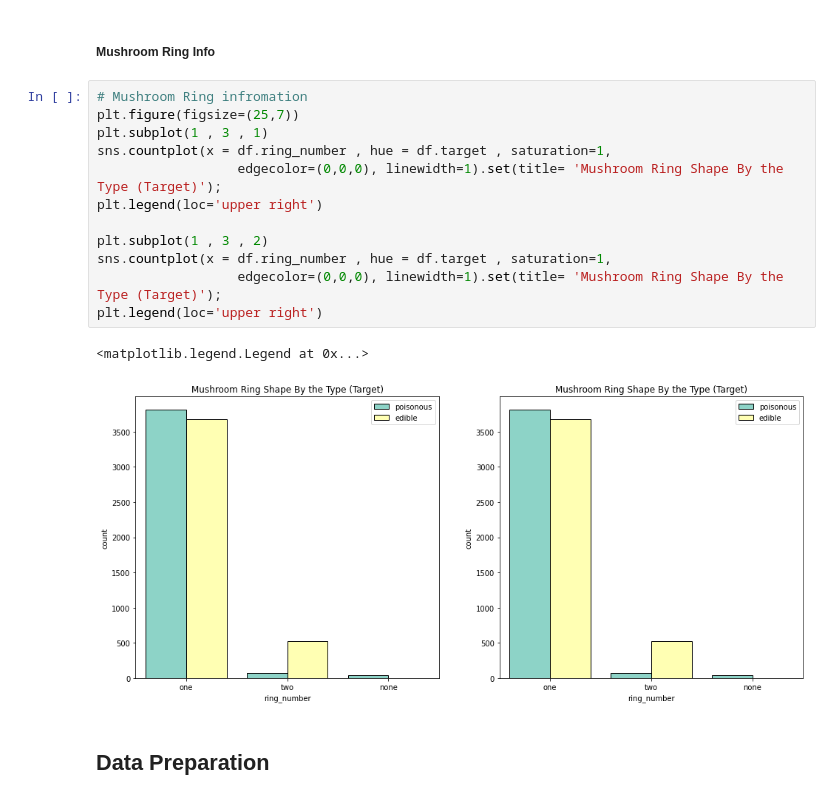
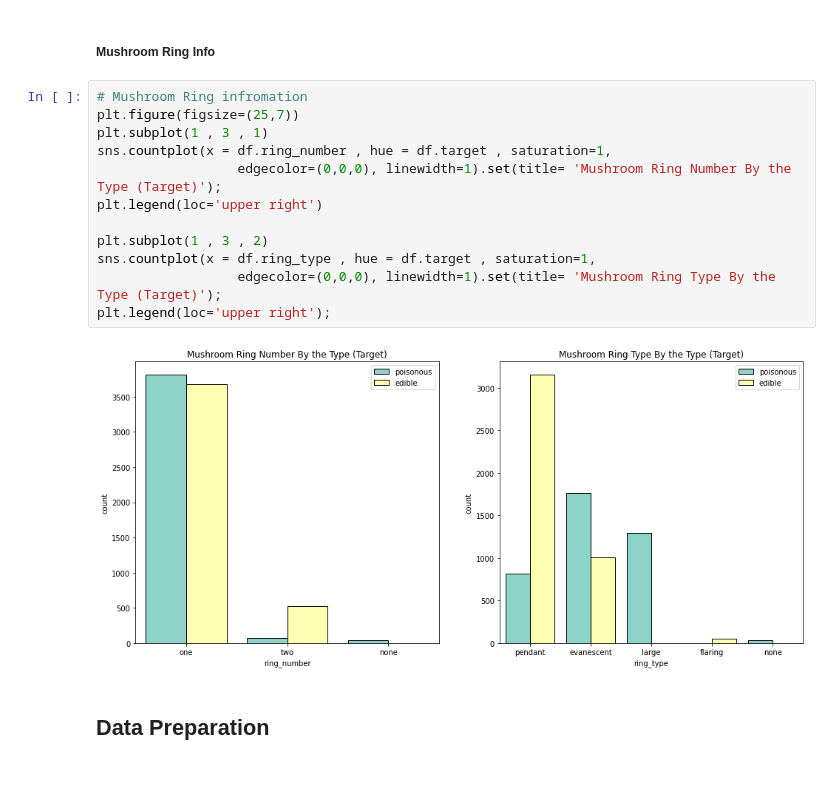
Before and after one commit to Nadda1004/Intro_Machine_learning, a Jupyter notebook: WeekendProject_Week_2/W2_D5_ML_Week2_Project.ipynb, the cells around one changed output. Drawn from its saved outputs; the diff is of its cells as text.

```diff
--- a/WeekendProject_Week_2/W2_D5_ML_Week2_Project.ipynb
+++ b/WeekendProject_Week_2/W2_D5_ML_Week2_Project.ipynb
@@ -295,18 +295,17 @@ plt.legend(loc='upper right');
 # %%
 # Mushroom Ring infromation
 plt.figure(figsize=(25,7))
 plt.subplot(1 , 3 , 1)
 sns.countplot(x = df.ring_number , hue = df.target , saturation=1,
-                  edgecolor=(0,0,0), linewidth=1).set(title= 'Mushroom Ring Shape By the Type (Target)');
+                  edgecolor=(0,0,0), linewidth=1).set(title= 'Mushroom Ring Number By the Type (Target)');
 plt.legend(loc='upper right')
 
 plt.subplot(1 , 3 , 2)
-sns.countplot(x = df.ring_number , hue = df.target , saturation=1,
-                  edgecolor=(0,0,0), linewidth=1).set(title= 'Mushroom Ring Shape By the Type (Target)');
-plt.legend(loc='upper right')
+sns.countplot(x = df.ring_type , hue = df.target , saturation=1,
+                  edgecolor=(0,0,0), linewidth=1).set(title= 'Mushroom Ring Type By the Type (Target)');
+plt.legend(loc='upper right');
 # %% [output]
-<matplotlib.legend.Legend at 0x...>
-[figure, old version]
+[figure, new version]
 # %% [markdown]
 ## Data Preparation
 # %% [markdown]
```
Also changed, not shown: parts of 5 cells of this notebook.
